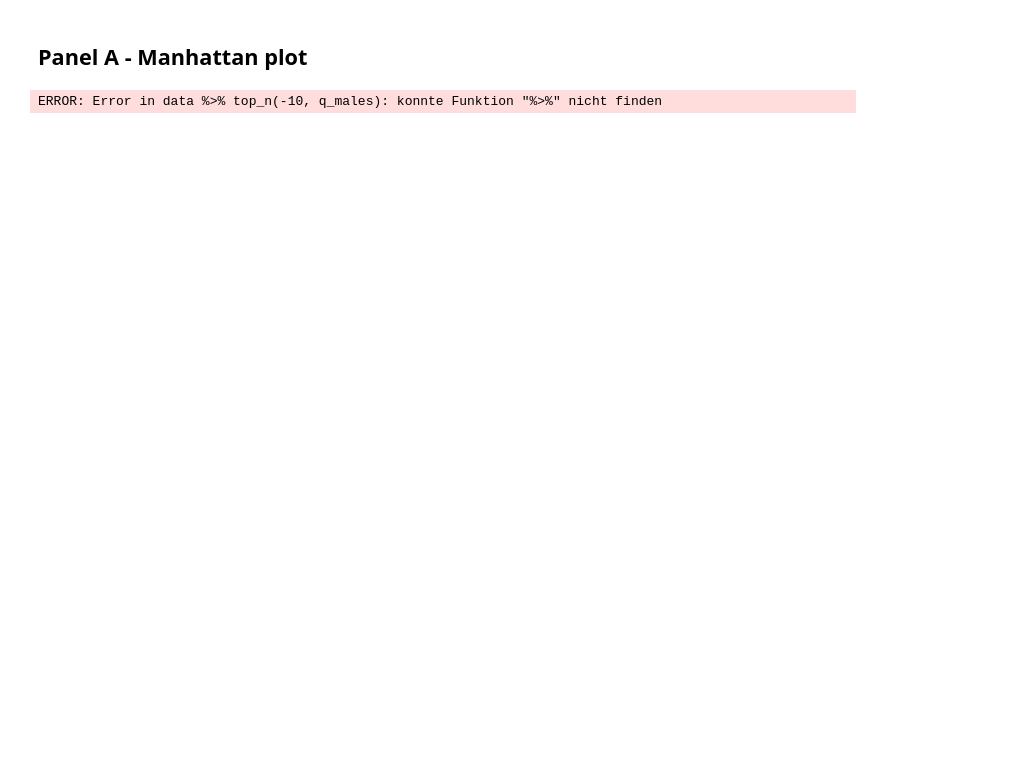
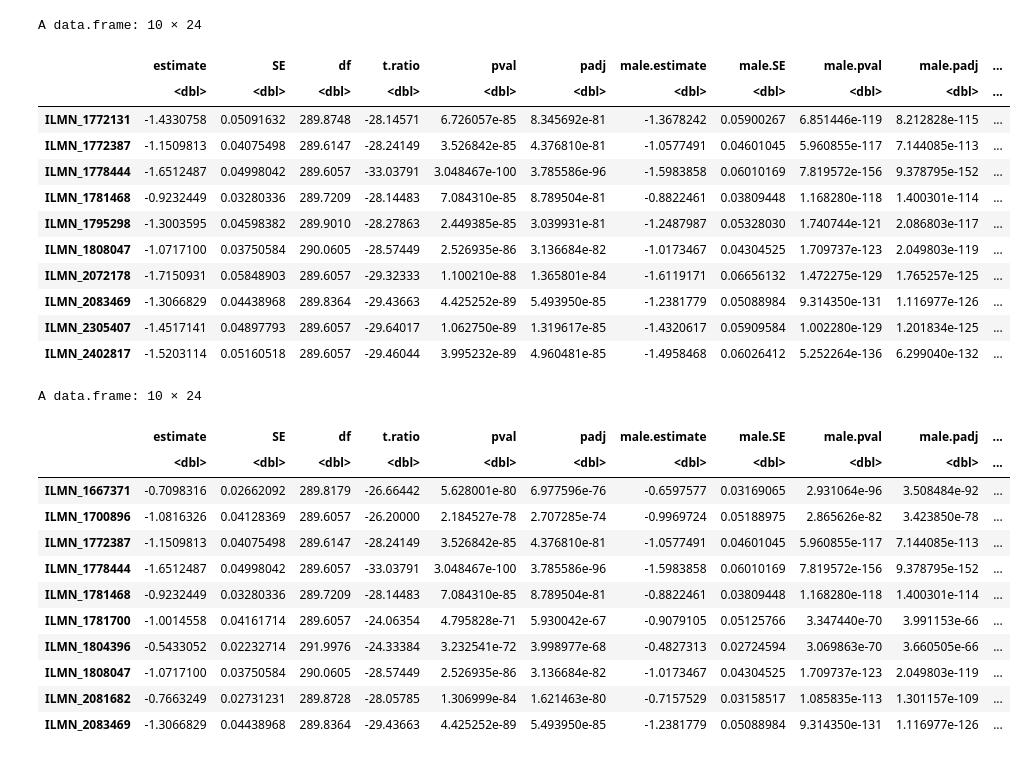
Before and after one commit to jArloth/Sex-Stratified-Analyses, a Jupyter notebook: Figure2.ipynb, the cells around one changed output. Drawn from its saved outputs; the diff is of its cells as text; code cells hidden in the pictures; blank space fills up the shorter version.

```diff
--- a/Figure2.ipynb
+++ b/Figure2.ipynb
@@ -20,3 +25 @@ Loading required package: grid
 Loading required package: futile.logger
-# %% [markdown]
-## Panel A - Manhattan plot
@@ -23,9 +28,33 @@ Loading required package: futile.logger
 # %%
-data=read.delim("data/fig2_sex-biased_eQTL_results.txt")
 #select top 10 genes
-top10m=data %>% top_n(-10,q_males)
+top10m=data %>% top_n(-10,male.padj)
 top10m
-top10f=data %>% top_n(-10,q_females)
+top10f=data %>% top_n(-10,female.padj)
 top10f
 # %% [output]
-ERROR: Error in data %>% top_n(-10, q_males): konnte Funktion "%>%" nicht finden
+A data.frame: 10 × 24
+|  | estimate | SE | df | t.ratio | pval | padj | male.estimate | male.SE | male.pval | male.padj | ... |
+|  | <dbl> | <dbl> | <dbl> | <dbl> | <dbl> | <dbl> | <dbl> | <dbl> | <dbl> | <dbl> | ... |
+| ILMN_1772131 | -1.4330758 | 0.05091632 | 289.8748 | -28.14571 | 6.726057e-85 | 8.345692e-81 | -1.3678242 | 0.05900267 | 6.851446e-119 | 8.212828e-115 | ... |
+| ILMN_1772387 | -1.1509813 | 0.04075498 | 289.6147 | -28.24149 | 3.526842e-85 | 4.376810e-81 | -1.0577491 | 0.04601045 | 5.960855e-117 | 7.144085e-113 | ... |
+| ILMN_1778444 | -1.6512487 | 0.04998042 | 289.6057 | -33.03791 | 3.048467e-100 | 3.785586e-96 | -1.5983858 | 0.06010169 | 7.819572e-156 | 9.378795e-152 | ... |
+| ILMN_1781468 | -0.9232449 | 0.03280336 | 289.7209 | -28.14483 | 7.084310e-85 | 8.789504e-81 | -0.8822461 | 0.03809448 | 1.168280e-118 | 1.400301e-114 | ... |
+| ILMN_1795298 | -1.3003595 | 0.04598382 | 289.9010 | -28.27863 | 2.449385e-85 | 3.039931e-81 | -1.2487987 | 0.05328030 | 1.740744e-121 | 2.086803e-117 | ... |
+| ILMN_1808047 | -1.0717100 | 0.03750584 | 290.0605 | -28.57449 | 2.526935e-86 | 3.136684e-82 | -1.0173467 | 0.04304525 | 1.709737e-123 | 2.049803e-119 | ... |
+| ILMN_2072178 | -1.7150931 | 0.05848903 | 289.6057 | -29.32333 | 1.100210e-88 | 1.365801e-84 | -1.6119171 | 0.06656132 | 1.472275e-129 | 1.765257e-125 | ... |
+| ILMN_2083469 | -1.3066829 | 0.04438968 | 289.8364 | -29.43663 | 4.425252e-89 | 5.493950e-85 | -1.2381779 | 0.05088984 | 9.314350e-131 | 1.116977e-126 | ... |
+| ILMN_2305407 | -1.4517141 | 0.04897793 | 289.6057 | -29.64017 | 1.062750e-89 | 1.319617e-85 | -1.4320617 | 0.05909584 | 1.002280e-129 | 1.201834e-125 | ... |
+| ILMN_2402817 | -1.5203114 | 0.05160518 | 289.6057 | -29.46044 | 3.995232e-89 | 4.960481e-85 | -1.4958468 | 0.06026412 | 5.252264e-136 | 6.299040e-132 | ... |
+A data.frame: 10 × 24
+|  | estimate | SE | df | t.ratio | pval | padj | male.estimate | male.SE | male.pval | male.padj | ... |
+|  | <dbl> | <dbl> | <dbl> | <dbl> | <dbl> | <dbl> | <dbl> | <dbl> | <dbl> | <dbl> | ... |
+| ILMN_1667371 | -0.7098316 | 0.02662092 | 289.8179 | -26.66442 | 5.628001e-80 | 6.977596e-76 | -0.6597577 | 0.03169065 | 2.931064e-96 | 3.508484e-92 | ... |
+| ILMN_1700896 | -1.0816326 | 0.04128369 | 289.6057 | -26.20000 | 2.184527e-78 | 2.707285e-74 | -0.9969724 | 0.05188975 | 2.865626e-82 | 3.423850e-78 | ... |
+| ILMN_1772387 | -1.1509813 | 0.04075498 | 289.6147 | -28.24149 | 3.526842e-85 | 4.376810e-81 | -1.0577491 | 0.04601045 | 5.960855e-117 | 7.144085e-113 | ... |
+| ILMN_1778444 | -1.6512487 | 0.04998042 | 289.6057 | -33.03791 | 3.048467e-100 | 3.785586e-96 | -1.5983858 | 0.06010169 | 7.819572e-156 | 9.378795e-152 | ... |
+| ILMN_1781468 | -0.9232449 | 0.03280336 | 289.7209 | -28.14483 | 7.084310e-85 | 8.789504e-81 | -0.8822461 | 0.03809448 | 1.168280e-118 | 1.400301e-114 | ... |
+| ILMN_1781700 | -1.0014558 | 0.04161714 | 289.6057 | -24.06354 | 4.795828e-71 | 5.930042e-67 | -0.9079105 | 0.05125766 | 3.347440e-70 | 3.991153e-66 | ... |
+| ILMN_1804396 | -0.5433052 | 0.02232714 | 291.9976 | -24.33384 | 3.232541e-72 | 3.998977e-68 | -0.4827313 | 0.02724594 | 3.069863e-70 | 3.660505e-66 | ... |
+| ILMN_1808047 | -1.0717100 | 0.03750584 | 290.0605 | -28.57449 | 2.526935e-86 | 3.136684e-82 | -1.0173467 | 0.04304525 | 1.709737e-123 | 2.049803e-119 | ... |
+| ILMN_2081682 | -0.7663249 | 0.02731231 | 289.8728 | -28.05785 | 1.306999e-84 | 1.621463e-80 | -0.7157529 | 0.03158517 | 1.085835e-113 | 1.301157e-109 | ... |
+| ILMN_2083469 | -1.3066829 | 0.04438968 | 289.8364 | -29.43663 | 4.425252e-89 | 5.493950e-85 | -1.2381779 | 0.05088984 | 9.314350e-131 | 1.116977e-126 | ... |
```
Also changed, not shown: parts of 19 cells of this notebook, 25 other files.
